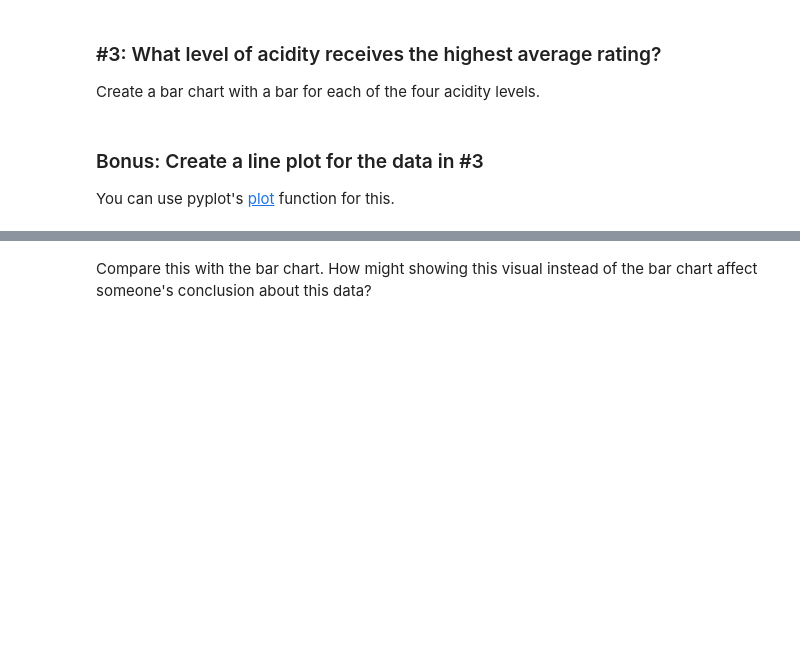
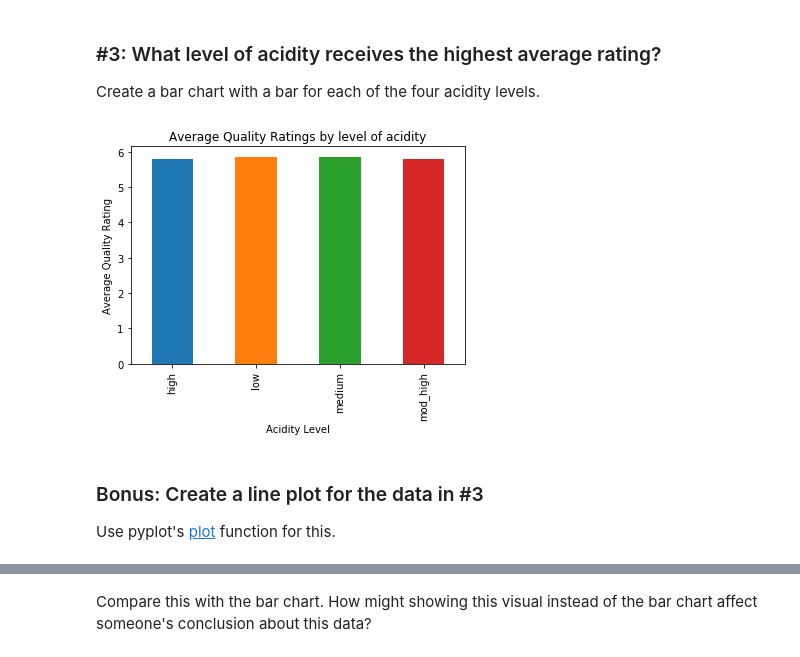
Before and after one commit to emilylauyw/Udacity_DAND_CaseStudy1-Investigate_Wine_Quality_Data_Set, a Jupyter notebook: investigate_wine_quality.ipynb, the cells around one changed output, grey strips where cells are left out. Saved outputs shown, nothing was run; the diff lists cells and outputs as text; code cells hidden in the pictures; blank space fills up the shorter version.

```diff
--- a/investigate_wine_quality.ipynb
+++ b/investigate_wine_quality.ipynb
@@ -467,3 +485,5 @@ Create a bar chart with one bar for low residual sugar and one bar for high resi
 Create a bar chart with a bar for each of the four acidity levels.
 # %%
 # Use groupby to get the mean quality for each acidity level
+
+aciditydf = df.groupby('acidity_levels').mean().quality
@@ -472,3 +490,12 @@ Create a bar chart with a bar for each of the four acidity levels.
+# %%
+# Create a bar chart with proper labels
+
+aciditydf.plot(kind='bar')
+plt.title('Average Quality Ratings by level of acidity')
+plt.xlabel('Acidity Level')
+plt.ylabel('Average Quality Rating');
+# %% [output]
+[figure, added]
 # %% [markdown]
 ### Bonus: Create a line plot for the data in #3
-You can use pyplot's [plot](https://matplotlib.org/api/pyplot_api.html#matplotlib.pyplot.plot) function for this.
+Use pyplot's [plot](https://matplotlib.org/api/pyplot_api.html#matplotlib.pyplot.plot) function for this.
```
Also changed, not shown: parts of 10 cells of this notebook.
